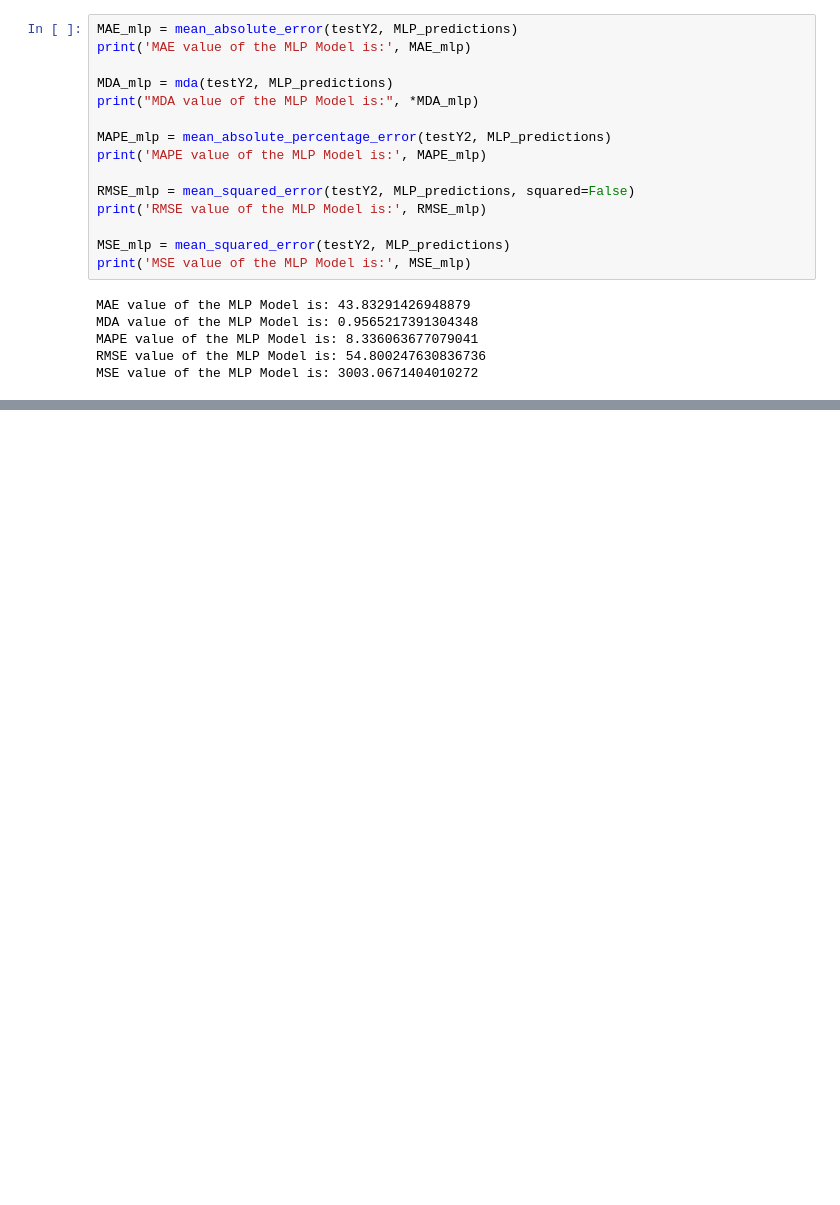
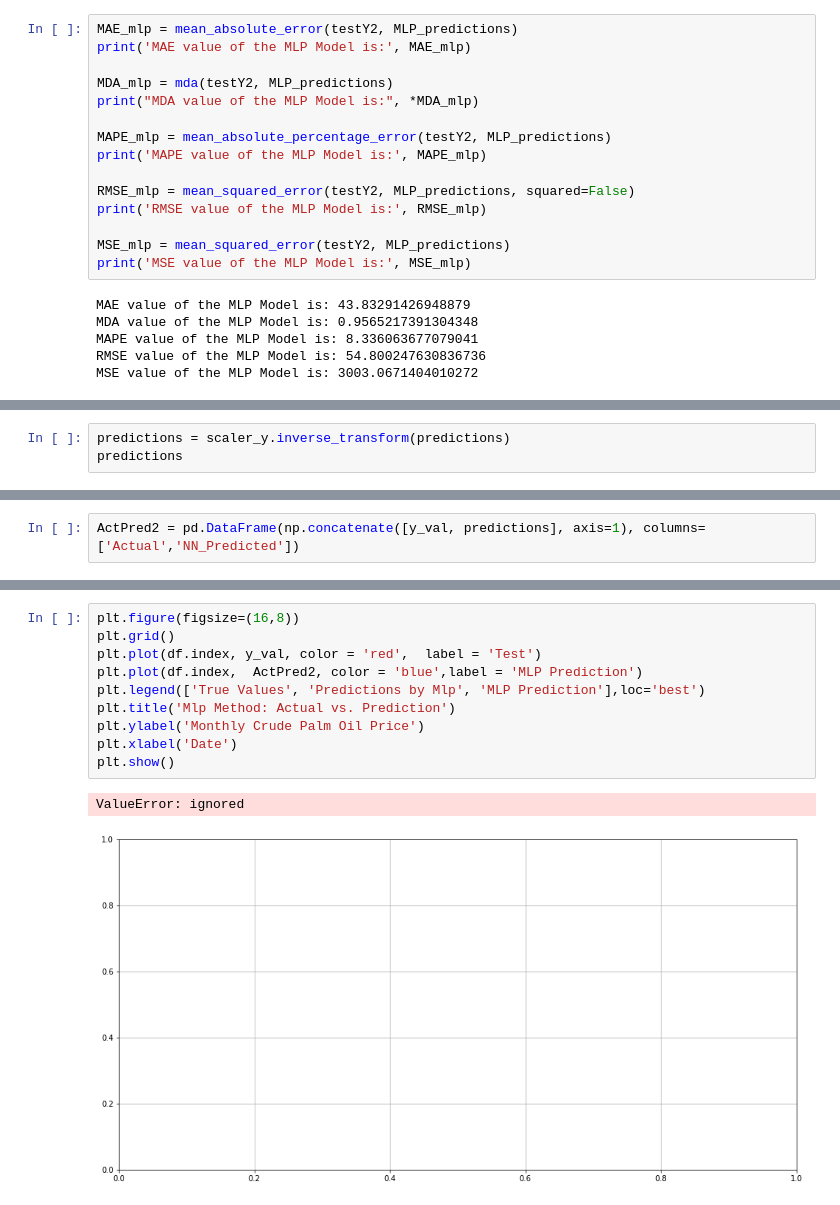
Before and after one commit to mofuoku417/Machine-Learning-Techniques-for-Multivariate-Time-Series-Forecasting-of-Crude-Palm-Oil-Prices, a Jupyter notebook: ML_MVcpo.ipynb, the cells around one changed output, grey strips where cells are left out. Drawn from its saved outputs; the diff is of its cells as text; blank space fills up the shorter version.

```diff
--- a/ML_MVcpo.ipynb
+++ b/ML_MVcpo.ipynb
@@ -616,0 +913,3 @@ MSE value of the MLP Model is: 3003.0671404010272
+# %%
+predictions = scaler_y.inverse_transform(predictions)
+predictions
@@ -616,0 +938,2 @@ MSE value of the MLP Model is: 3003.0671404010272
+# %%
+ActPred2 = pd.DataFrame(np.concatenate([y_val, predictions], axis=1), columns= ['Actual','NN_Predicted'])
@@ -616,0 +960,13 @@ MSE value of the MLP Model is: 3003.0671404010272
+# %%
+plt.figure(figsize=(16,8))
+plt.grid()
+plt.plot(df.index, y_val, color = 'red',  label = 'Test')
+plt.plot(df.index,  ActPred2, color = 'blue',label = 'MLP Prediction')
+plt.legend(['True Values', 'Predictions by Mlp', 'MLP Prediction'],loc='best')
+plt.title('Mlp Method: Actual vs. Prediction')
+plt.ylabel('Monthly Crude Palm Oil Price')
+plt.xlabel('Date')
+plt.show()
+# %% [output]
+ValueError: ignored
+[figure, added]
```
Also changed, not shown: parts of 48 cells of this notebook.
